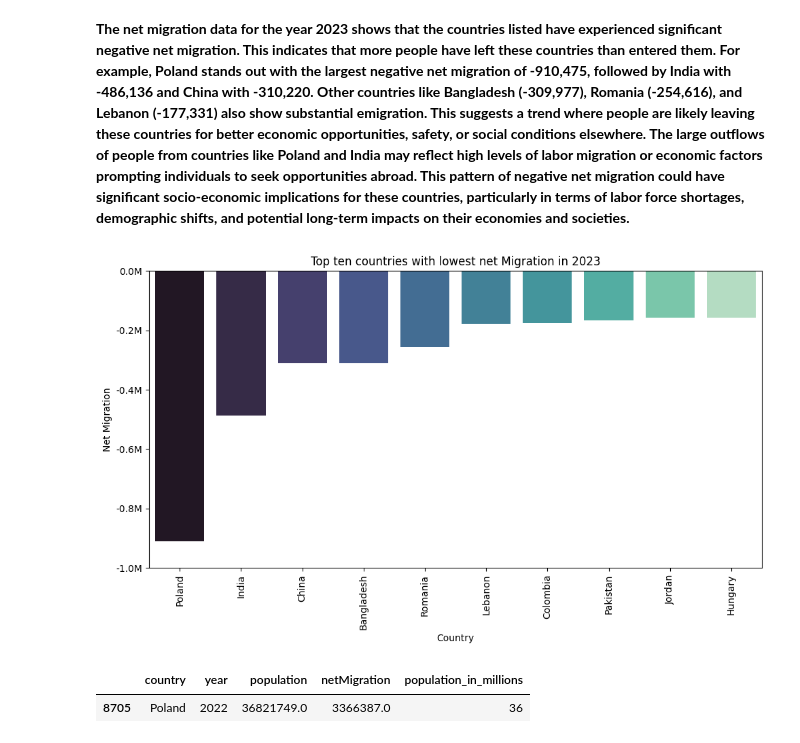
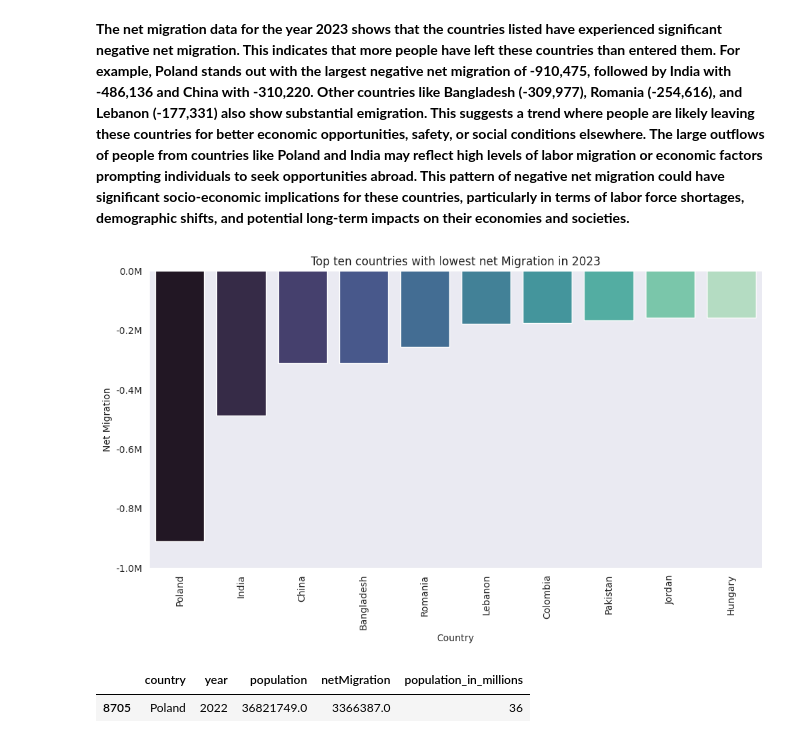
Before and after one commit to Anujpant123/Anujpant123, a Jupyter notebook: net-migartion-and-trends1.ipynb, the cells around one changed output. Cells and saved outputs as stored; diff of their text form; code cells hidden in the pictures.

```diff
--- a/net-migartion-and-trends1.ipynb
+++ b/net-migartion-and-trends1.ipynb
@@ -76,6 +76,7 @@ The net migration data for 2023 reveals a significant influx of people into the
 # %%
 import matplotlib.ticker as mtick
 
+sns.set_style('dark')
 
 plt.figure(figsize=(10,6))
 t=sns.barplot(data=top,x='country',y='sum',palette='viridis')
@@ -109,17 +110,18 @@ low.head(10)
 # %%
 import matplotlib.ticker as mtick
 
+sns.set_style('dark')
 
 plt.figure(figsize=(10,6))
 t=sns.barplot(data=low,x='country',y='sum',palette='mako')
 plt.xticks(rotation=90)
 t.set(xlabel='Country',ylabel='Net Migration',title='Top ten countries with lowest net Migration in 2023')
 current_ticks = plt.gca().get_yticks()
 plt.yticks(current_ticks, [f'{x/1e6:.1f}M' for x in current_ticks])
 plt.tight_layout()
 plt.show()
 # %% [output]
-[figure, old version]
+[figure, new version]
 # %%
 df[df['netMigration']==df['netMigration'].max()]
 # %% [output]
```
Also changed, not shown: parts of 4 cells of this notebook.
